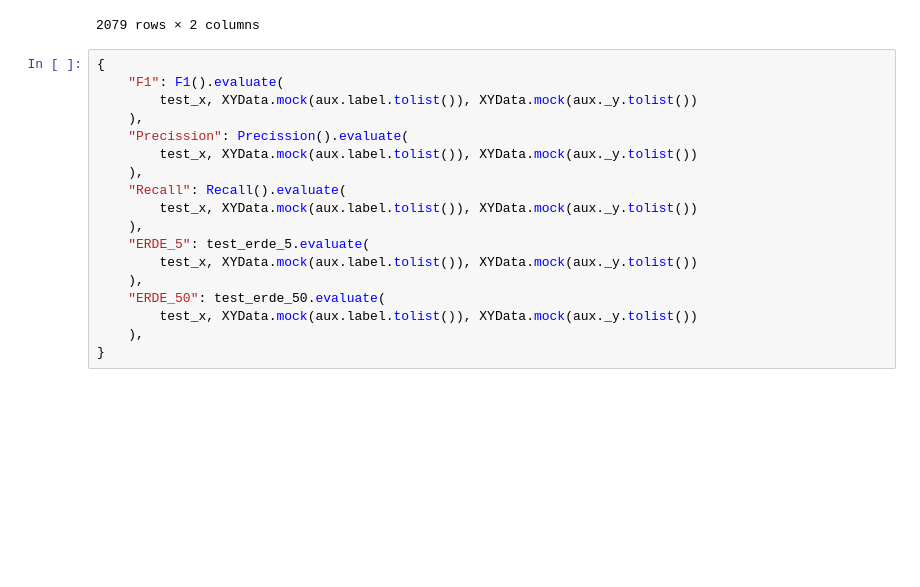
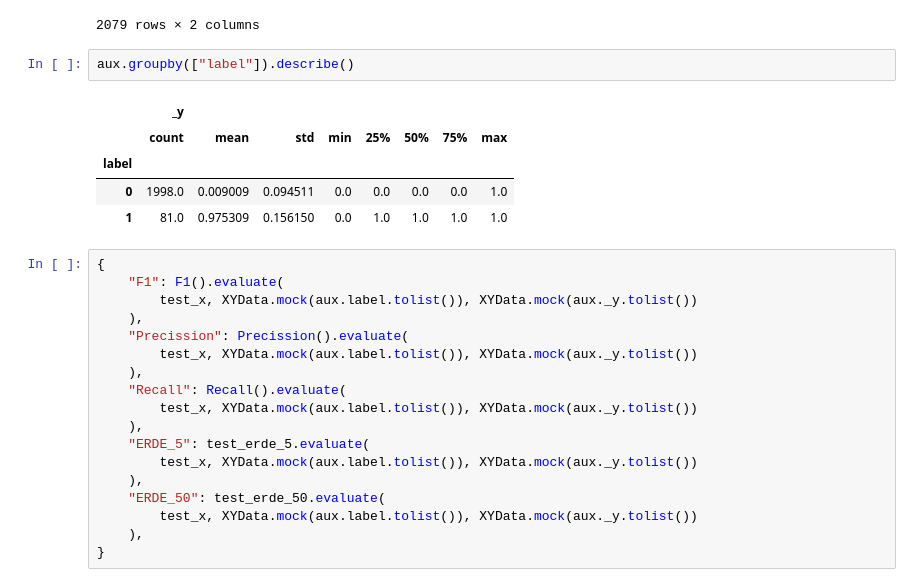
Before and after one commit to manucouto1/framework3, a Jupyter notebook: docs/examples/notebooks/research_deltas.ipynb, the cells around one changed output. Saved outputs shown, nothing was run; the diff lists cells and outputs as text; blank space fills up the shorter version.

```diff
--- a/docs/examples/notebooks/research_deltas.ipynb
+++ b/docs/examples/notebooks/research_deltas.ipynb
@@ -554,6 +554,14 @@ aux
 | subject9990 | 0 | 0 |
 | subject9999 | 0 | 0 |
 2079 rows × 2 columns
+# %%
+aux.groupby(["label"]).describe()
+# %% [output]
+|  | _y |  |  |  |  |  |  |  |
+|  | count | mean | std | min | 25% | 50% | 75% | max |
+| label |  |  |  |  |  |  |  |  |
+| 0 | 1998.0 | 0.009009 | 0.094511 | 0.0 | 0.0 | 0.0 | 0.0 | 1.0 |
+| 1 | 81.0 | 0.975309 | 0.156150 | 0.0 | 1.0 | 1.0 | 1.0 | 1.0 |
 # %%
 {
     "F1": F1().evaluate(
```
Also changed, not shown: 3 other files.
